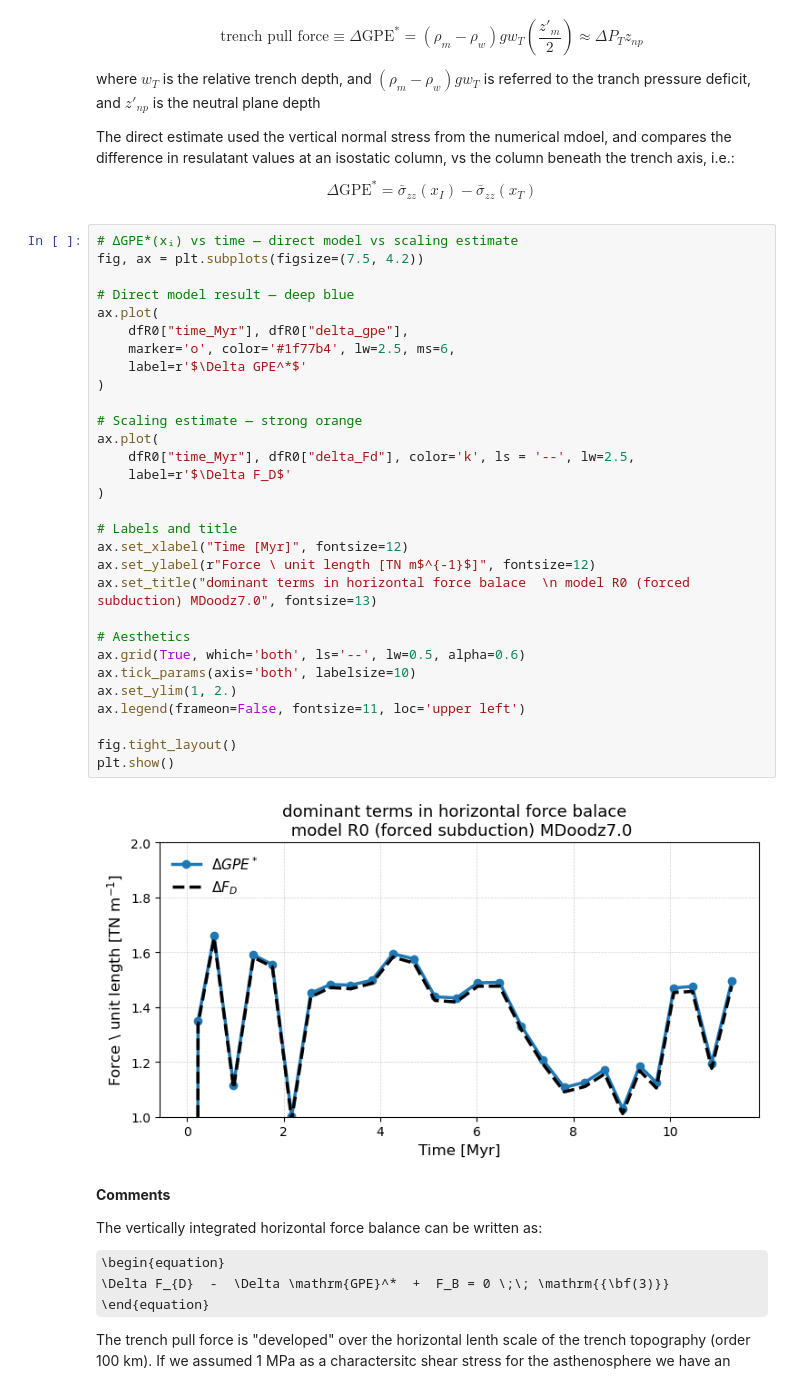
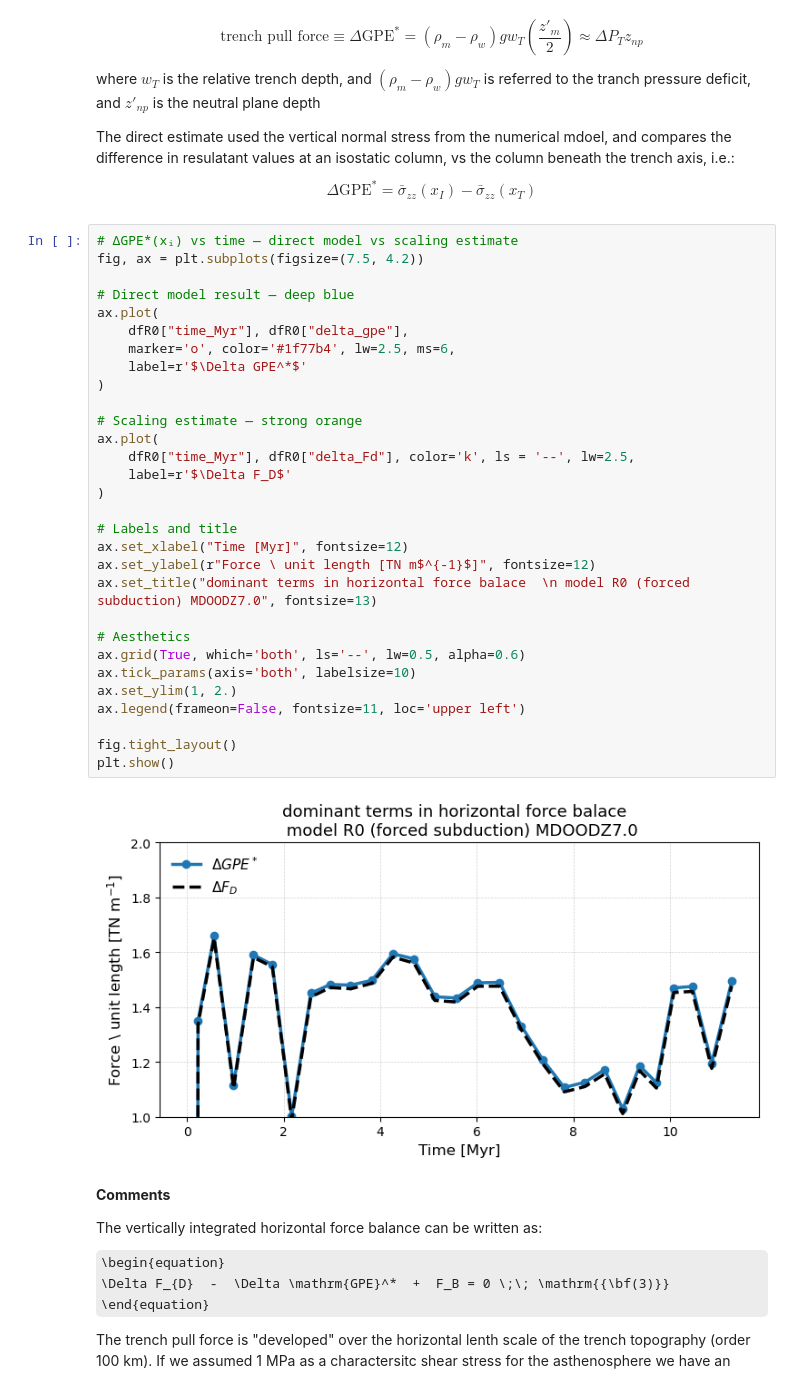
Before and after one commit to dansand/trench_pull_force, a Jupyter notebook: model_analysis/run_temporal_analysis.ipynb, the cells around one changed output. Drawn from its saved outputs; the diff is of its cells as text; some formulas as TeX source.

```diff
--- a/model_analysis/run_temporal_analysis.ipynb
+++ b/model_analysis/run_temporal_analysis.ipynb
@@ -167,35 +168,35 @@ The direct estimate used the vertical normal stress from the numerical mdoel, an
 # %%
 # ΔGPE*(xᵢ) vs time — direct model vs scaling estimate
 fig, ax = plt.subplots(figsize=(7.5, 4.2))
 
 # Direct model result — deep blue
 ax.plot(
     dfR0["time_Myr"], dfR0["delta_gpe"],
     marker='o', color='#1f77b4', lw=2.5, ms=6,
     label=r'$\Delta GPE^*$'
 )
 
 # Scaling estimate — strong orange
 ax.plot(
     dfR0["time_Myr"], dfR0["delta_Fd"], color='k', ls = '--', lw=2.5,
     label=r'$\Delta F_D$'
 )
 
 # Labels and title
 ax.set_xlabel("Time [Myr]", fontsize=12)
 ax.set_ylabel(r"Force \ unit length [TN m$^{-1}$]", fontsize=12)
-ax.set_title("dominant terms in horizontal force balace  \n model R0 (forced subduction) MDoodz7.0", fontsize=13)
+ax.set_title("dominant terms in horizontal force balace  \n model R0 (forced subduction) MDOODZ7.0", fontsize=13)
 
 # Aesthetics
 ax.grid(True, which='both', ls='--', lw=0.5, alpha=0.6)
 ax.tick_params(axis='both', labelsize=10)
 ax.set_ylim(1, 2.)
 ax.legend(frameon=False, fontsize=11, loc='upper left')
 
 fig.tight_layout()
 plt.show()
 # %% [output]
-[figure, old version]
+[figure, new version]
 # %% [markdown]
 **Comments**
 
```
Also changed, not shown: parts of 8 cells of this notebook, 1 other file.
